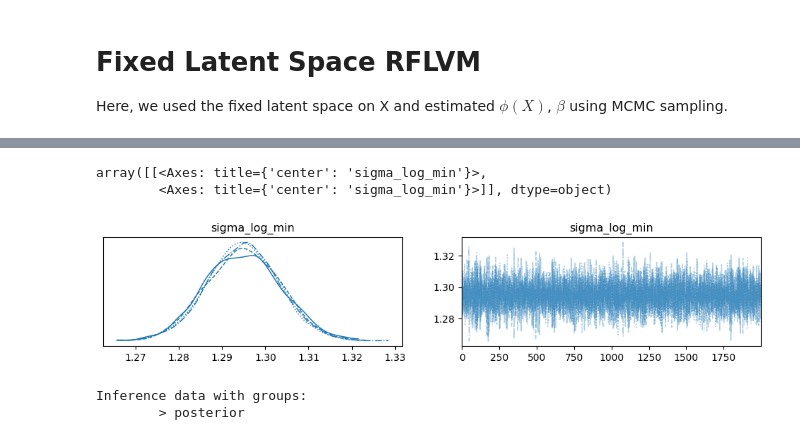
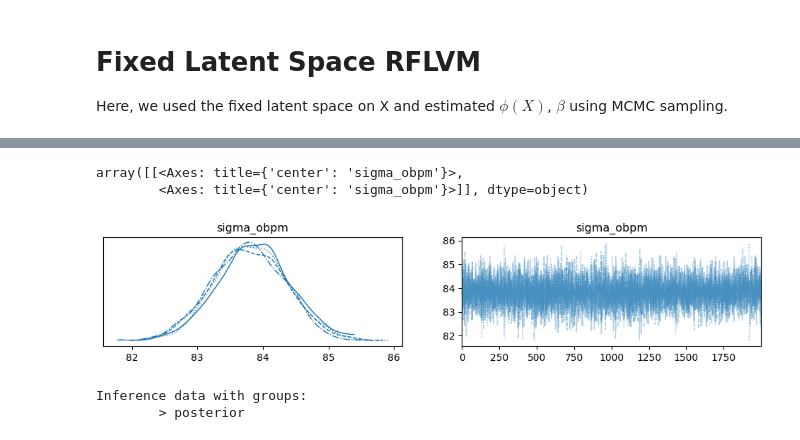
Before and after one commit to abrahme/nba_functional_analysis, a Jupyter notebook: HSGPFunctional.ipynb, the cells around one changed output, grey strips where cells are left out. Drawn from its saved outputs; the diff is of its cells as text; code cells hidden in the pictures.

```diff
--- a/HSGPFunctional.ipynb
+++ b/HSGPFunctional.ipynb
@@ -638,9 +631,9 @@ array([[<Axes: title={'center': 'beta'}>,
 # %%
-az.plot_trace(inference_data, var_names="sigma_log_min")
+az.plot_trace(inference_data, var_names="sigma_obpm")
 # %% [output]
-array([[<Axes: title={'center': 'sigma_log_min'}>,
-        <Axes: title={'center': 'sigma_log_min'}>]], dtype=object)
+array([[<Axes: title={'center': 'sigma_obpm'}>,
+        <Axes: title={'center': 'sigma_obpm'}>]], dtype=object)
-[figure, old version]
+[figure, new version]
 # %%
 inference_data
 # %% [output]
```
Also changed, not shown: parts of 11 cells of this notebook, 2 other files.
